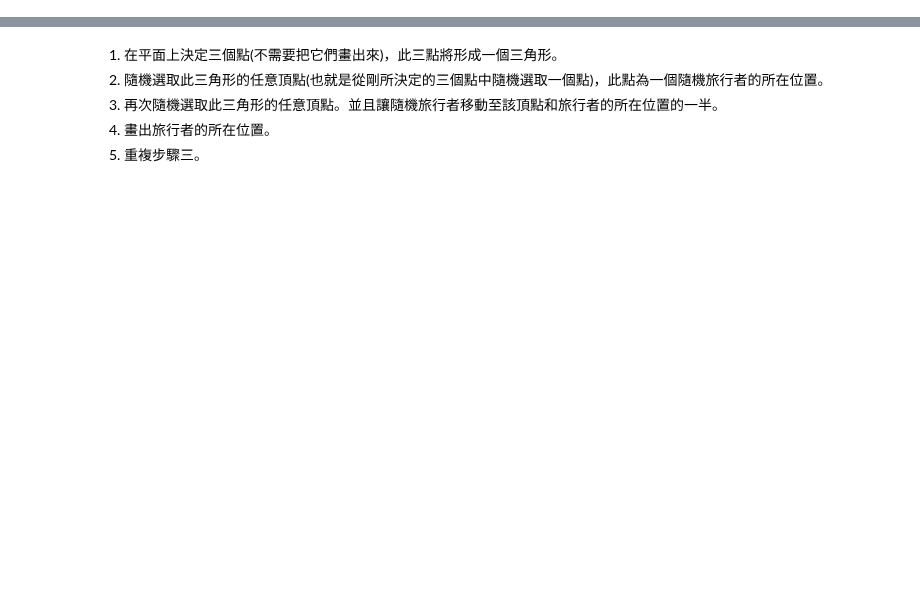
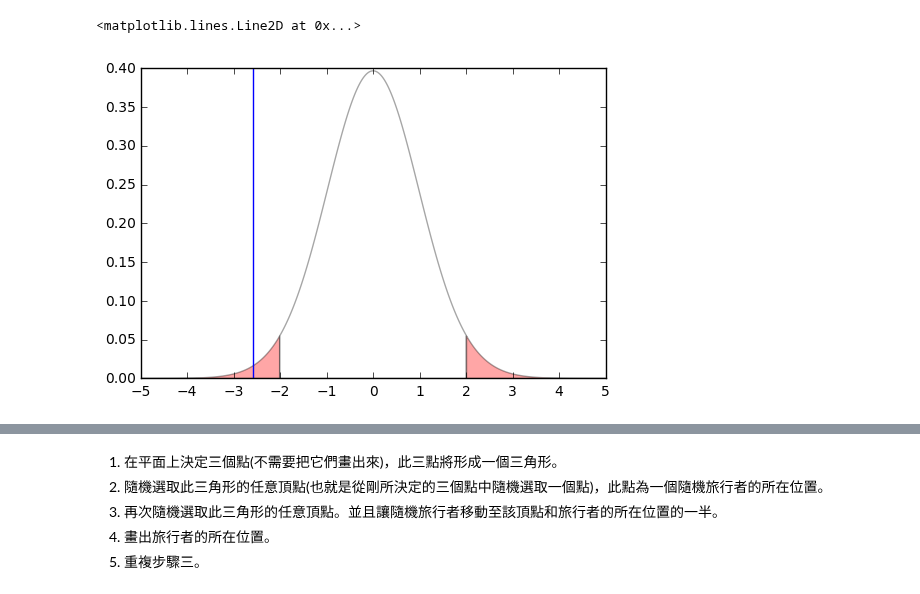
Before and after one commit to ScarletMcLearn/Notebooks, a Jupyter notebook: BDSE03_Vortrag.ipynb, the cells around one changed output, grey strips where cells are left out. Cells and saved outputs as stored; diff of their text form; code cells hidden in the pictures; blank space fills up the shorter version.

```diff
--- a/BDSE03_Vortrag.ipynb
+++ b/BDSE03_Vortrag.ipynb
@@ -14,0 +79,22 @@ import pandas as pd # For converting results to a dataframe and bar chart plots
+# %%
+def f(x):
+    return stats.t.pdf(x, df=49)
+
+x=np.arange(-5,-2.0096,0.01)
+y=f(x)
+plt.fill_between(x,y,facecolor='red',alpha=0.35)
+
+x=np.arange(-2.0096,2.0096,0.01)
+y=f(x)
+plt.fill_between(x,y,facecolor='white',alpha=0.35)
+
+x=np.arange(2.0096,5,0.01)
+y=f(x)
+plt.fill_between(x,y,facecolor='red',alpha=0.35)
+
+plt.xlim(-5,5)
+plt.xticks(np.arange(-5, 5+1, 1.0))
+plt.axvline(-2.5742)
+# %% [output]
+<matplotlib.lines.Line2D at 0x...>
+[figure, added]
```
Also changed, not shown: parts of 110 cells of this notebook.
